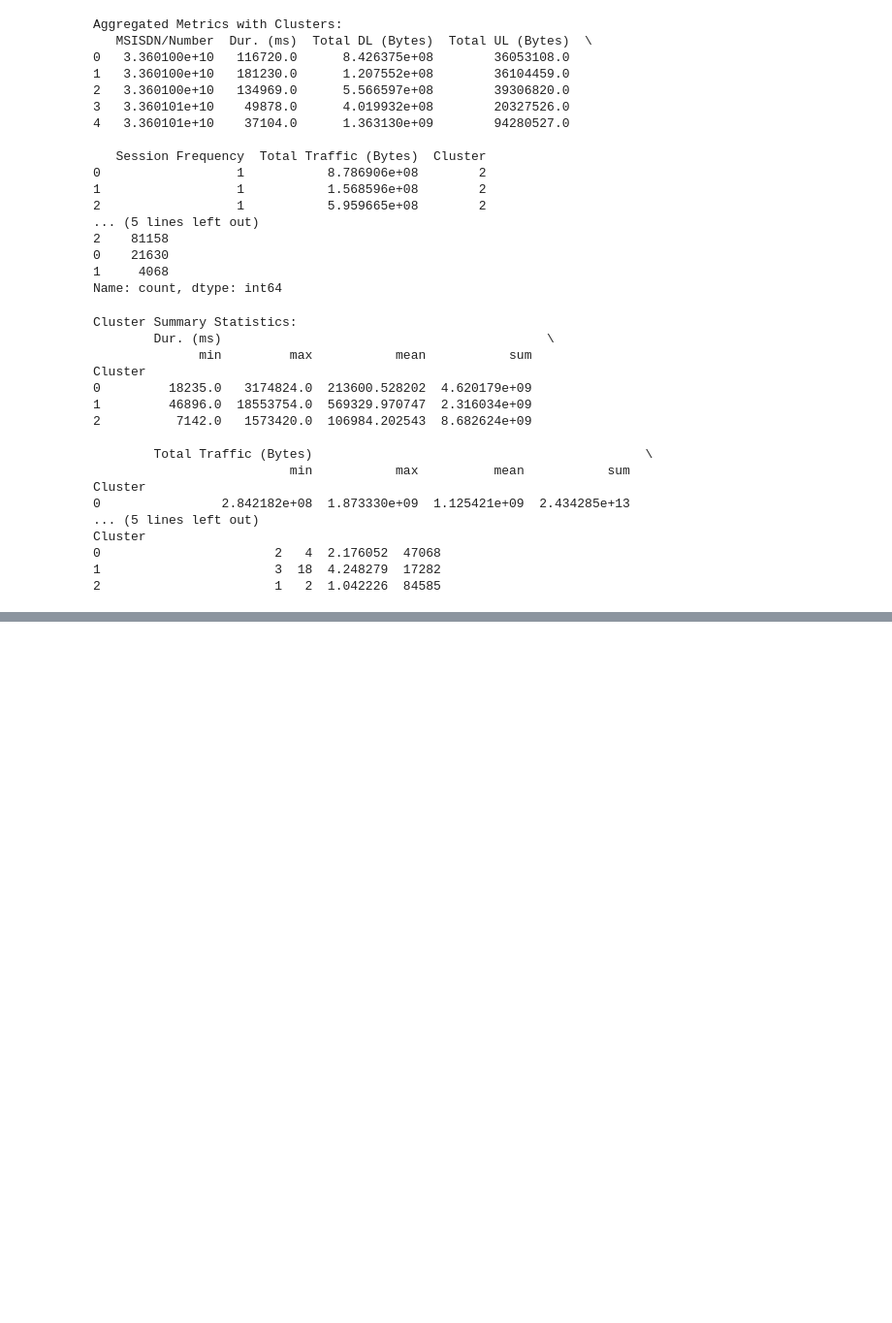
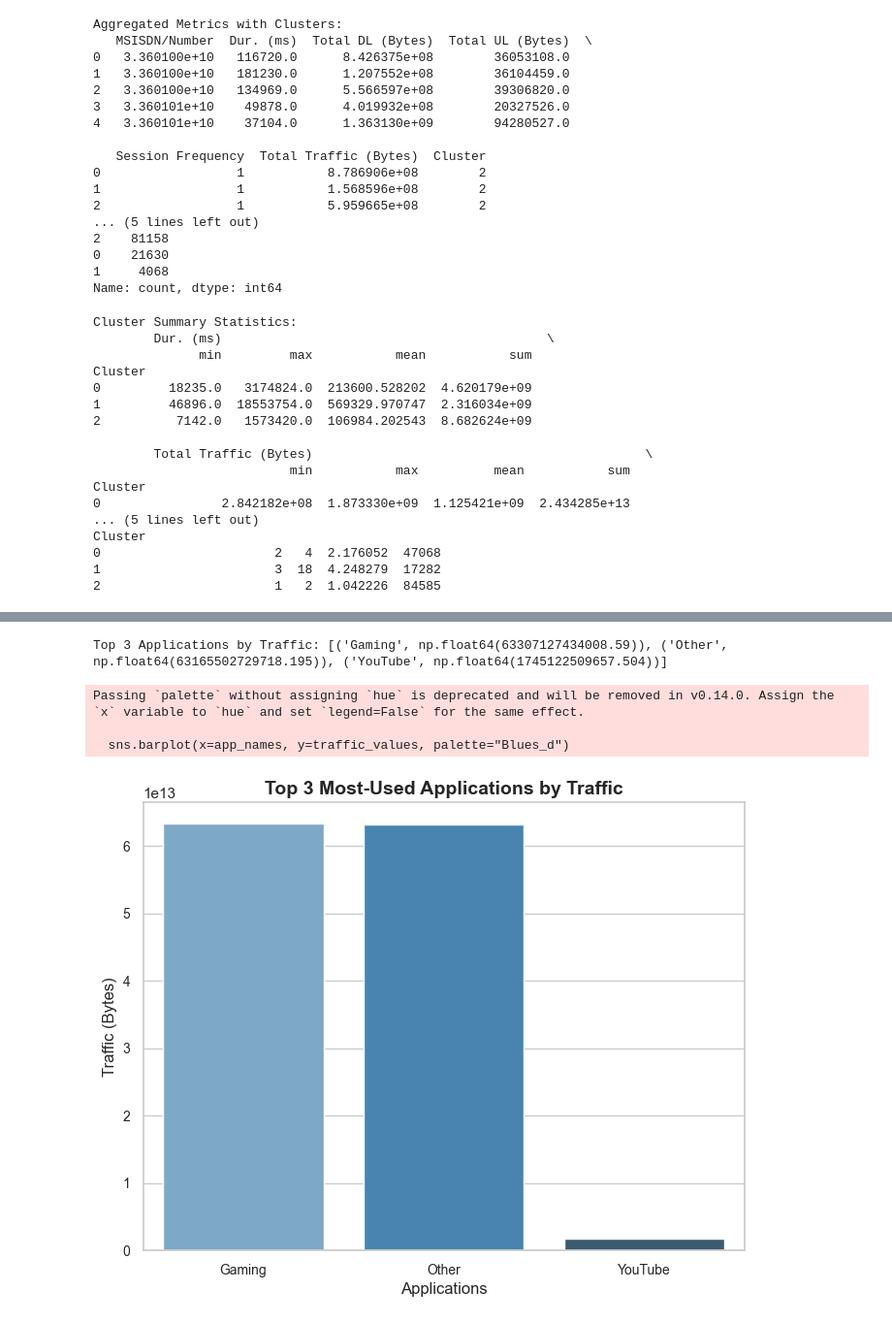
Before and after one commit to YonInsights/Telecom-User-Analysis-and-Dashboard-Development, a Jupyter notebook: notebooks/User_Engagement_Analysis.ipynb, the cells around one changed output, grey strips where cells are left out. Shown at 97% size. Drawn from its saved outputs; the diff is of its cells as text; code cells hidden in the pictures; blank space fills up the shorter version.

```diff
--- a/notebooks/User_Engagement_Analysis.ipynb
+++ b/notebooks/User_Engagement_Analysis.ipynb
@@ -177,0 +400,27 @@ Cluster
+# %%
+# Calculate total traffic for each application
+application_traffic = {
+    'YouTube': df['Youtube DL (Bytes)'].sum(),
+    'Social Media': df['Social Media DL (Bytes)'].sum(),
+    'Google': df['Google DL (Bytes)'].sum(),
+    'Netflix': df['Netflix DL (Bytes)'].sum(),
+    'Gaming': df['Gaming DL (Bytes)'].sum(),
+    'Other': df['Other DL (Bytes)'].sum()
+}
+
+# Sort applications by traffic in descending order
+sorted_traffic = sorted(application_traffic.items(), key=lambda x: x[1], reverse=True)
+
+# Get the top 3 applications
+top_3_apps = sorted_traffic[:3]
+print("Top 3 Applications by Traffic:", top_3_apps)
+# %% [output]
+Top 3 Applications by Traffic: [('Gaming', np.float64(63307127434008.59)), ('Other', np.float64(63165502729718.195)), ('YouTube', np.float64(1745122509657.504))]
+# %%
+# Call the function
+plot_top_3_apps(top_3_apps)
+# %% [output]
+Passing `palette` without assigning `hue` is deprecated and will be removed in v0.14.0. Assign the `x` variable to `hue` and set `legend=False` for the same effect.
+
+  sns.barplot(x=app_names, y=traffic_values, palette="Blues_d")
+[figure, added]
```
Also changed, not shown: parts of 15 cells of this notebook, 1 other file.
